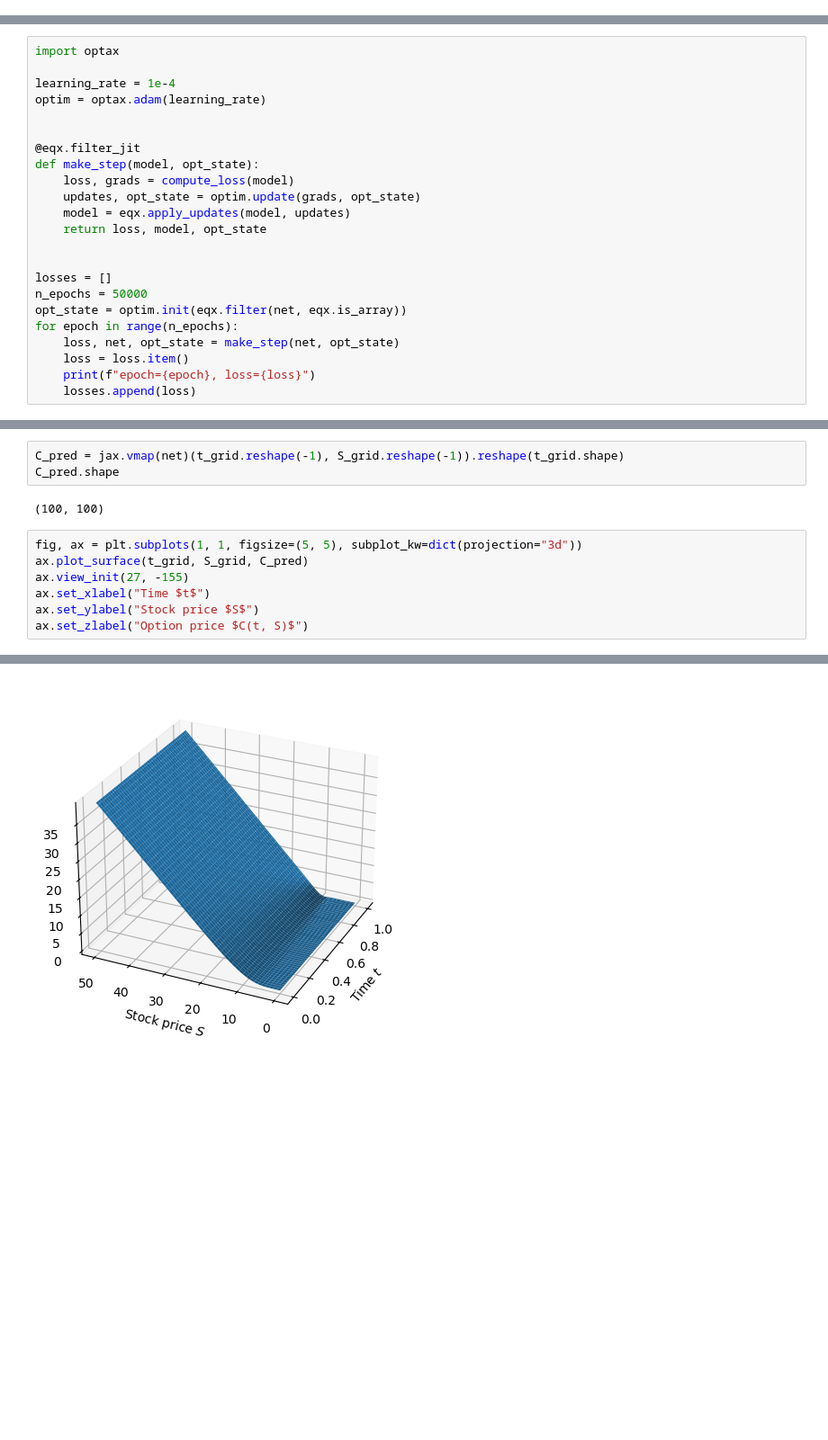
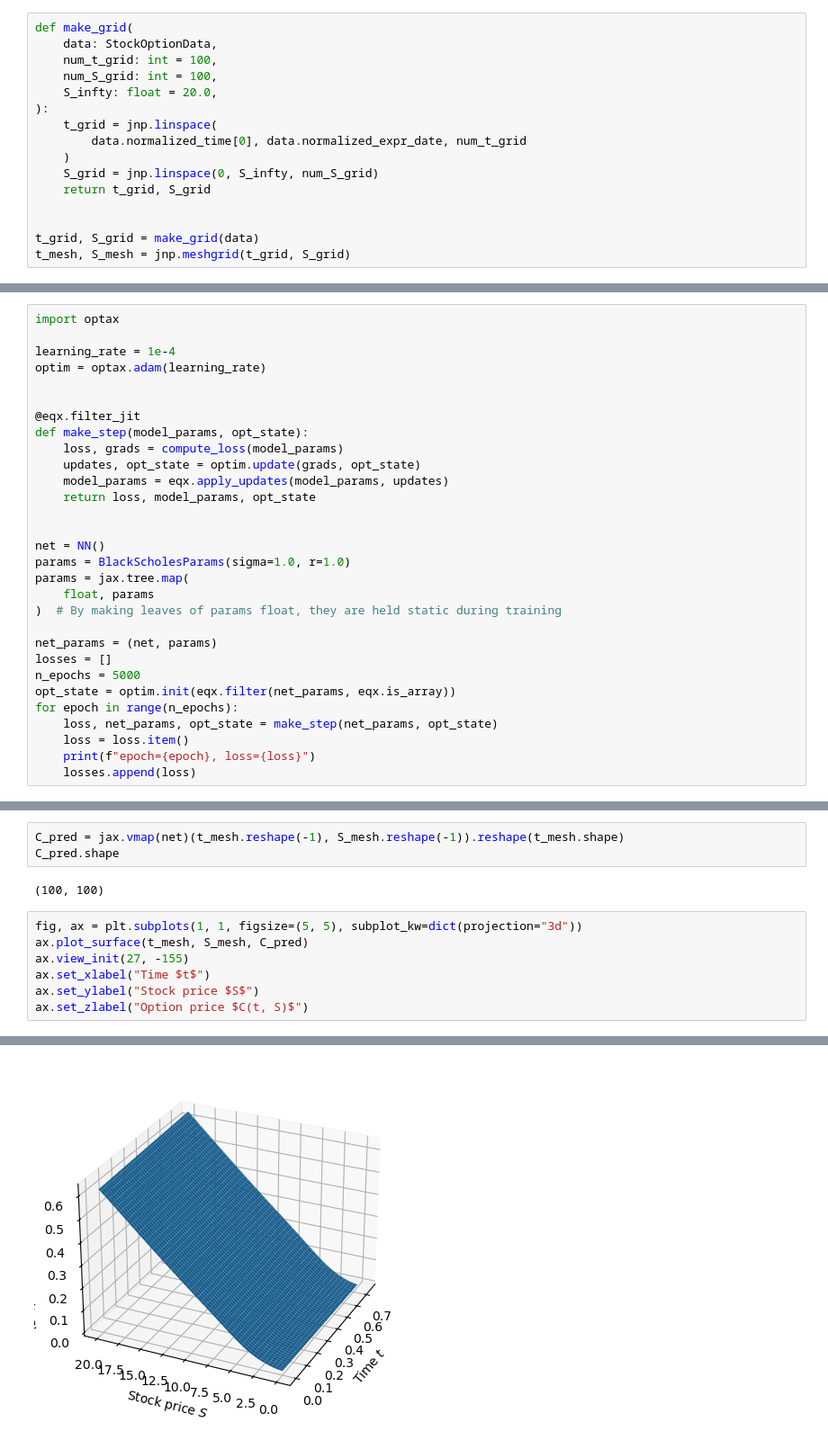
Before and after one commit to laelshin/PINN_Black_Scholes_Eq, a Jupyter notebook: black-scholes.ipynb, the cells around one changed output, grey strips where cells are left out. Shown at 90% size. Saved outputs shown, nothing was run; the diff lists cells and outputs as text; blank space fills up the shorter version.

```diff
--- a/black-scholes.ipynb
+++ b/black-scholes.ipynb
@@ -284,0 +267,16 @@ compute_loss(net)
+# %%
+def make_grid(
+    data: StockOptionData,
+    num_t_grid: int = 100,
+    num_S_grid: int = 100,
+    S_infty: float = 20.0,
+):
+    t_grid = jnp.linspace(
+        data.normalized_time[0], data.normalized_expr_date, num_t_grid
+    )
+    S_grid = jnp.linspace(0, S_infty, num_S_grid)
+    return t_grid, S_grid
+
+
+t_grid, S_grid = make_grid(data)
+t_mesh, S_mesh = jnp.meshgrid(t_grid, S_grid)
@@ -290,18 +312,25 @@ optim = optax.adam(learning_rate)
 
 
 @eqx.filter_jit
-def make_step(model, opt_state):
-    loss, grads = compute_loss(model)
+def make_step(model_params, opt_state):
+    loss, grads = compute_loss(model_params)
     updates, opt_state = optim.update(grads, opt_state)
-    model = eqx.apply_updates(model, updates)
-    return loss, model, opt_state
+    model_params = eqx.apply_updates(model_params, updates)
+    return loss, model_params, opt_state
 
 
+net = NN()
+params = BlackScholesParams(sigma=1.0, r=1.0)
+params = jax.tree.map(
+    float, params
+)  # By making leaves of params float, they are held static during training
+
+net_params = (net, params)
 losses = []
-n_epochs = 50000
-opt_state = optim.init(eqx.filter(net, eqx.is_array))
+n_epochs = 5000
+opt_state = optim.init(eqx.filter(net_params, eqx.is_array))
 for epoch in range(n_epochs):
-    loss, net, opt_state = make_step(net, opt_state)
+    loss, net_params, opt_state = make_step(net_params, opt_state)
     loss = loss.item()
     print(f"epoch={epoch}, loss={loss}")
     losses.append(loss)
@@ -332,15 +365,15 @@ ax.set_yscale("log", base=10)
 # %%
-C_pred = jax.vmap(net)(t_grid.reshape(-1), S_grid.reshape(-1)).reshape(t_grid.shape)
+C_pred = jax.vmap(net)(t_mesh.reshape(-1), S_mesh.reshape(-1)).reshape(t_mesh.shape)
 C_pred.shape
 # %% [output]
 (100, 100)
 # %%
 fig, ax = plt.subplots(1, 1, figsize=(5, 5), subplot_kw=dict(projection="3d"))
-ax.plot_surface(t_grid, S_grid, C_pred)
+ax.plot_surface(t_mesh, S_mesh, C_pred)
 ax.view_init(27, -155)
 ax.set_xlabel("Time $t$")
 ax.set_ylabel("Stock price $S$")
 ax.set_zlabel("Option price $C(t, S)$")
 # %% [output]
 Text(0.5, 0, 'Option price $C(t, S)$')
-[figure, old version]
+[figure, new version]
```
Also changed, not shown: parts of 19 cells of this notebook.
